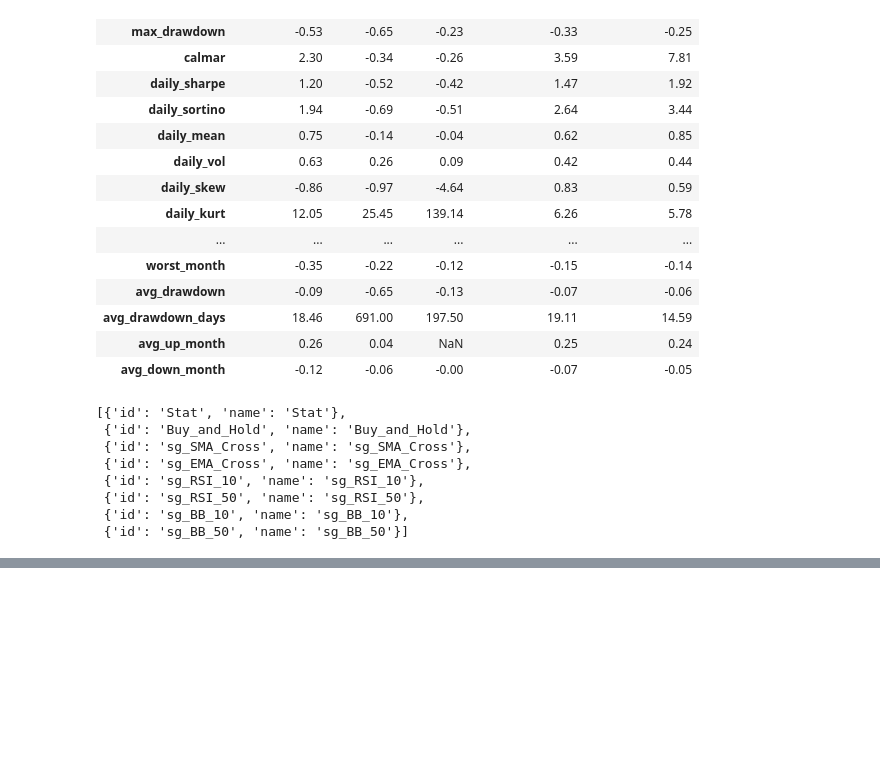
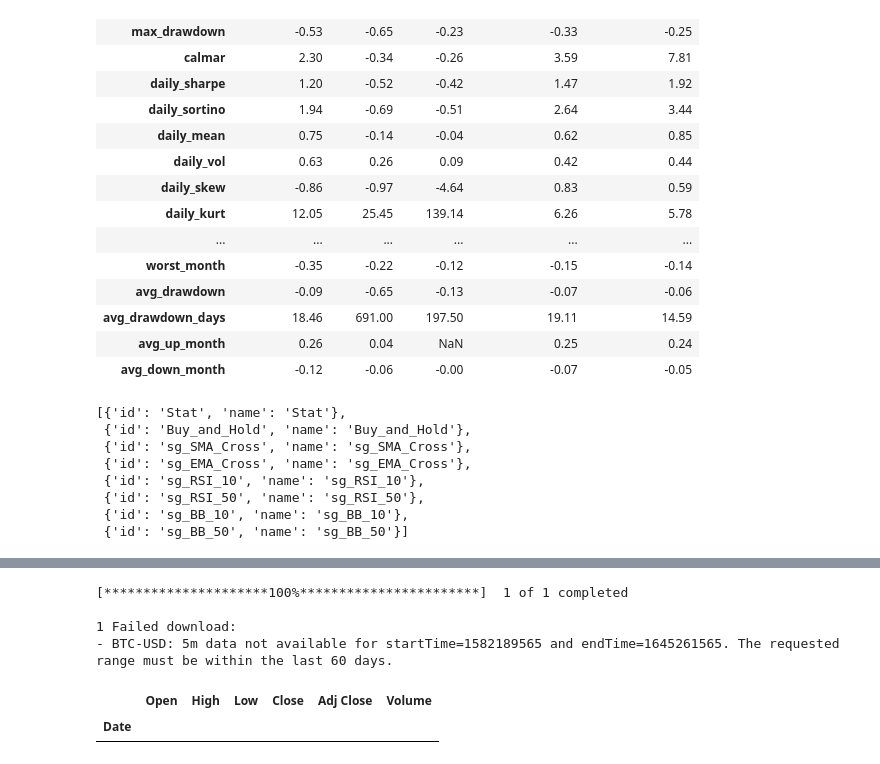
Before and after one commit to sjuanandres0/Chewbacca, a Jupyter notebook: chewie_playground.ipynb, the cells around one changed output, grey strips where cells are left out. Drawn from its saved outputs; the diff is of its cells as text; code cells hidden in the pictures; blank space fills up the shorter version.

```diff
--- a/chewie_playground.ipynb
+++ b/chewie_playground.ipynb
@@ -451,0 +466,9 @@ d_columns_stats
+# %%
+yf.download(tickers='BTC-USD', period='2y', interval='5m')
+# %% [output]
+[*********************100%***********************]  1 of 1 completed
+
+1 Failed download:
+- BTC-USD: 5m data not available for startTime=1582189565 and endTime=1645261565. The requested range must be within the last 60 days.
+|  | Open | High | Low | Close | Adj Close | Volume |
+| Date |  |  |  |  |  |  |
```
Also changed, not shown: parts of 18 cells of this notebook, 1 other file.
